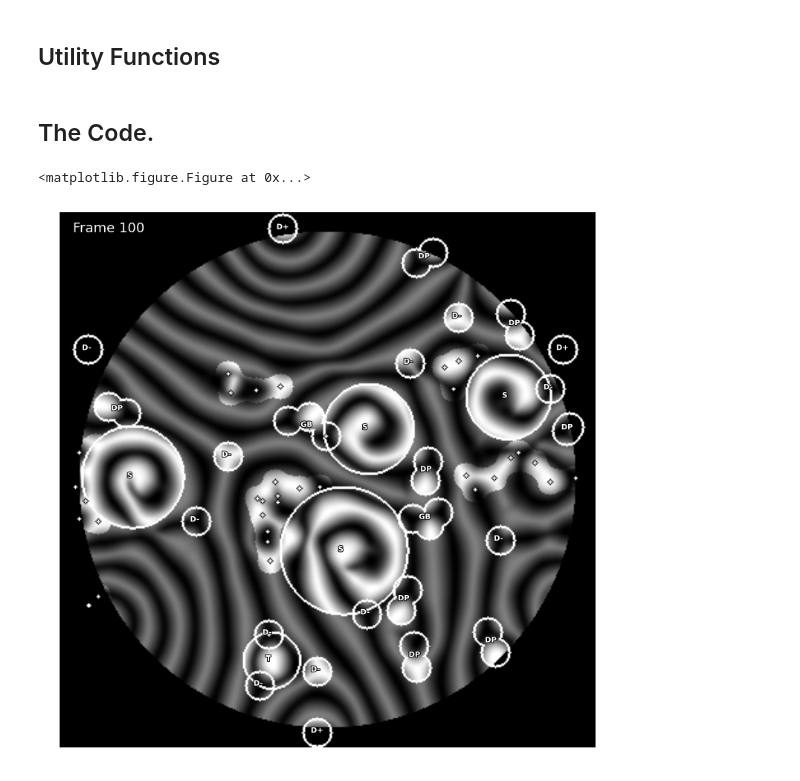
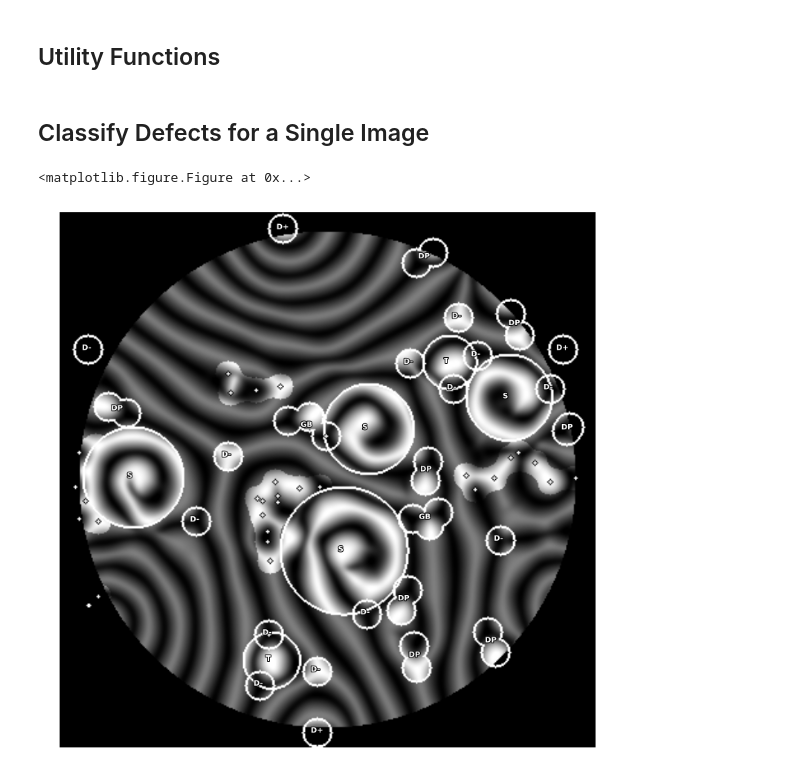
Before and after one commit to rachellevanger/image-tda-rayleigh-benard-convection, a Jupyter notebook: notebooks/SimpleDefectClassification_cleanup.ipynb, the cells around one changed output. Drawn from its saved outputs; the diff is of its cells as text; code cells hidden in the pictures.

Commit message:
Updating classification notebook with new imgtda package.

```diff
--- a/notebooks/SimpleDefectClassification_cleanup.ipynb
+++ b/notebooks/SimpleDefectClassification_cleanup.ipynb
@@ -76,2 +21,0 @@ def loadData(_idx):
-# %% [markdown]
-## The Code.
@@ -376,50 +22,64 @@ def plot_defect_classifications(bmp, list_of_classified_defects, unclassified_de
+# %%
+def loadData(idx):
+
+    im = imgtda.image.load_image_from_file(sDir + "/" + (sBmp % idx))
+    im.generate_orientation_field(3,1)
+    im.load_sublevel_pd(sDir + "/" + (sSubPD % idx))
+    im.load_superlevel_pd(sDir + "/" + (sSupPD % idx))
+
+    # Get H1 generators for spiral/target disambiguation
+    ph_dim1_sub = im.persistence_diagrams['sub'].loc[(im.persistence_diagrams['sub']['dim']==1) &
+                        ((im.persistence_diagrams['sub']['death'] - im.persistence_diagrams['sub']['birth']) >= delta) &
+                        (im.persistence_diagrams['sub']['birth']<=127)][['d_x','d_y']]
+    ph_dim1_sup = im.persistence_diagrams['sup'].loc[(im.persistence_diagrams['sup']['dim']==1) &
+                        ((im.persistence_diagrams['sup']['birth'] - im.persistence_diagrams['sup']['death']) >= delta) &
+                        (im.persistence_diagrams['sup']['birth']>=127)][['b_x','b_y']]
+    h1gens = np.vstack((ph_dim1_sub, ph_dim1_sup))
+    h1gens = pd.DataFrame(h1gens, columns=['col', 'row'])
+
+    persistence_h1_gens = np.zeros(im.bmp.shape)
+    persistence_h1_gens[h1gens['row'], h1gens['col']] = 1
+
+    return (im.bmp, im.orientation_fields[3].topological_defects, persistence_h1_gens)
+# %% [markdown]
+## Classify Defects for a Single Image
 # %%
 idx = 100
 
-(features, singular_points, pinches, bmp, plumes_loc) = loadData(idx)
-
-# Turn singular_points into an array of singular point values
-singular_points = singular_points.astype(np.int)
-td_classify = np.zeros(bmp.shape)
-td_classify[singular_points['row'], singular_points['col']] = singular_points['type']
-
-# Turn plume_loc into an array of h1 generator indicators
-plumes_loc = plumes_loc.astype(np.int)
-persistence_h1_gens = np.zeros(bmp.shape)
-persistence_h1_gens[plumes_loc['row'], plumes_loc['col']] = 1
+(bmp, td_classify, persistence_h1_gens) = loadData(idx)
 
 # Process defects
 radius = 10
 
 # Get the defects
-all_defects = classify_all_defects(bmp, td_classify, persistence_h1_gens, radius)
+all_defects = ls.classify_all_defects(bmp, td_classify, persistence_h1_gens, radius)
 
 # Combine defects by type
-defect_regions = combine_classified_defects_into_regions(bmp, all_defects)
+defect_regions = ls.combine_classified_defects_into_regions(bmp, all_defects)
 
 # Aggregate the entire classified region
 classified_region = np.zeros(bmp.shape)
 for region in defect_regions:
     classified_region = classified_region + defect_regions[region]
 
 # Compute the unclassified region and defect-free region
-unclassified_defect_region = get_unclassified_defect_region(classified_region, td_classify, radius)
-defect_free_region = get_defect_free_region(classified_region, unclassified_defect_region)
+unclassified_defect_region = ls.get_unclassified_defect_region(classified_region, td_classify, radius)
+defect_free_region = ls.get_defect_free_region(classified_region, unclassified_defect_region)
 
 # Plot the results
 # Crop the temperature field to a circle first.
 c = np.zeros((421,421))
 centerx = 210
 centery = 210
 radius=195
 for i in range(c.shape[0]):
     for j in range(c.shape[1]):
         if ((i-centerx)**2 + (j-centery)**2 < radius**2):
             c[i,j] = 1
 c = c.astype(np.int)
 print_bmp = bmp
 print_bmp[c==0] = 0
-plot_defect_classifications(print_bmp, all_defects, unclassified_defect_region, td_classify, defect_free_region);
+fig = ls.plot_defect_classifications(print_bmp, all_defects, unclassified_defect_region, td_classify, defect_free_region);
 # %% [output]
 <matplotlib.figure.Figure at 0x...>
-[figure, old version]
+[figure, new version]
```
Also changed, not shown: parts of 5 cells of this notebook.
